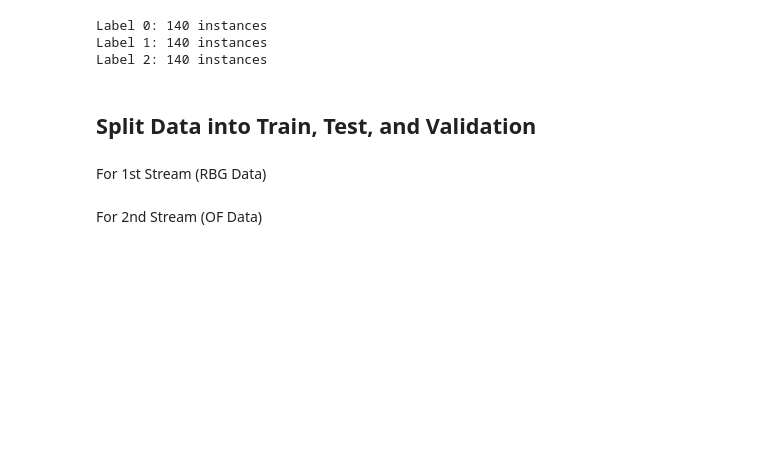
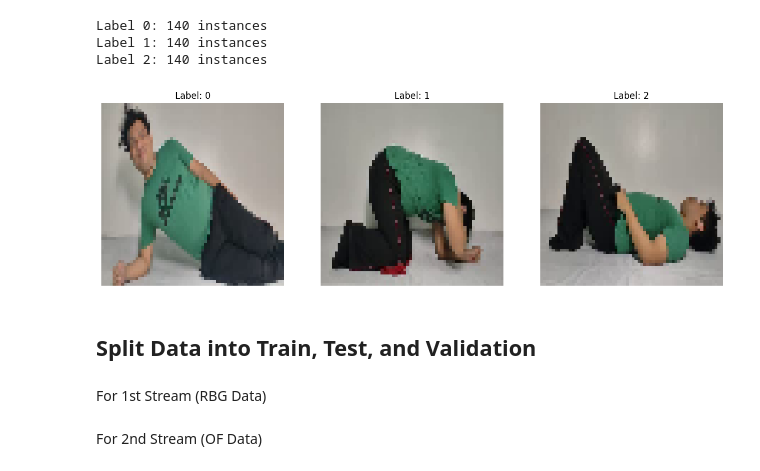
Before and after one commit to AngieS-git/CNN_GRU_usingRGBOF, a Jupyter notebook: main.ipynb, the cells around one changed output. Saved outputs shown, nothing was run; the diff lists cells and outputs as text; code cells hidden in the pictures; blank space fills up the shorter version.

```diff
--- a/main.ipynb
+++ b/main.ipynb
@@ -407,7 +432,7 @@ def create_dataset_2nd():
 
             try:
                 # Extract original frames
-                frames = frames_extraction(video_file_path)
+                frames = frames_extraction_OF(video_file_path)
 
                 if len(frames) == SEQUENCE_LENGTH:
                     # Add original frames
@@ -433,8 +458,8 @@ def create_dataset_2nd():
                 print(f"Warning: Processing failed for {video_file_path}: {str(e)}")
                 continue
 
-    features2 = np.array(features1)
-    labels2 = np.array(labels1)
+    features2 = np.array(features2)
+    labels2 = np.array(labels2)
 
     return features2, labels2, video_files_paths2
 # %%
@@ -456,13 +493,35 @@ Number of videos (including augmented): 420
 one_hot_encoded_labels2 = to_categorical(labels2)
 # %%
 # Display the converted labels
-unique_labels, counts = np.unique(labels2, return_counts=True)
-for label, count in zip(unique_labels, counts):
+unique_labels2, counts2 = np.unique(labels2, return_counts=True)
+for label, count in zip(unique_labels2, counts2):
     print(f"Label {label}: {count} instances")
 # %% [output]
 Label 0: 140 instances
 Label 1: 140 instances
 Label 2: 140 instances
+# %%
+plt.figure(figsize=(15, 5))
+
+for i, label in enumerate(unique_labels2):
+    # Find the first index of the current label
+    index = np.where(labels2 == label)[0][0]
+
+#Extract the corresponding video frames
+    frames = features2[index]
+
+#Select a random frame instead of the middle one
+    random_frame = frames[np.random.randint(0, len(frames))]
+
+#Plot the frame
+    plt.subplot(1, 3, i + 1)
+    plt.imshow(random_frame)
+    plt.title(f"Label: {label}")
+    plt.axis('off')
+
+plt.show()
+# %% [output]
+[figure, added]
 # %% [markdown]
 ## Split Data into Train, Test, and Validation
 # %% [markdown]
```
Also changed, not shown: parts of 4 cells of this notebook.
